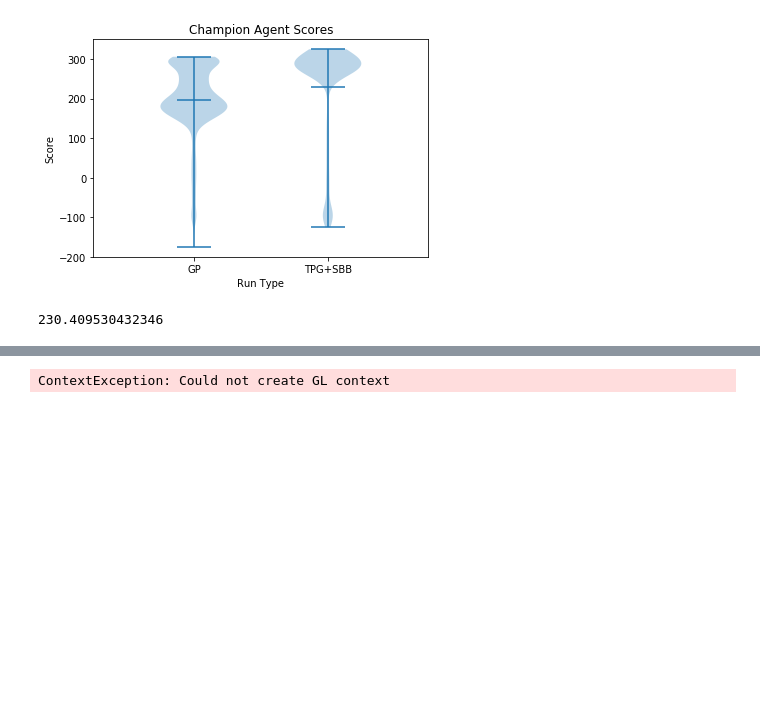
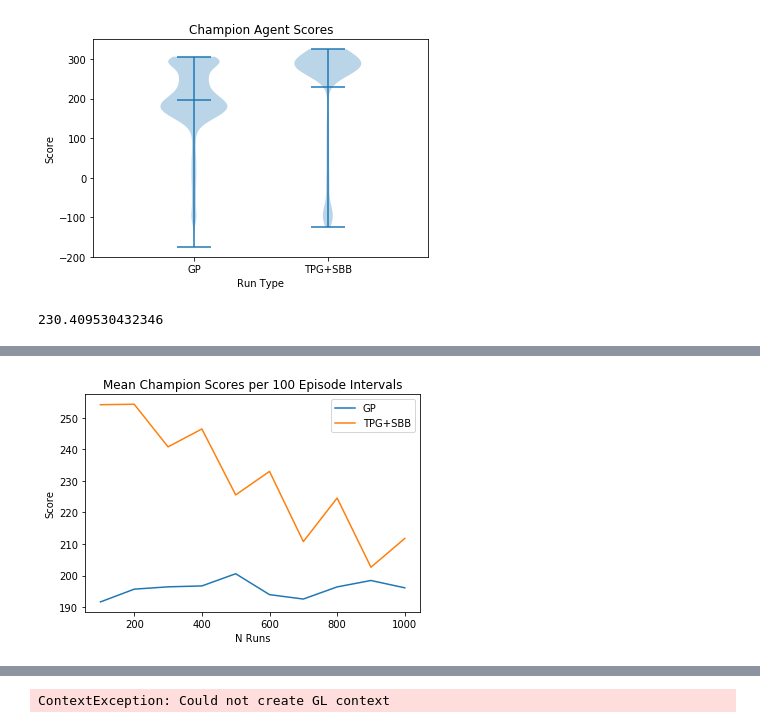
Before and after one commit to Ryan-Amaral/gp-bipedal-walker-analysis, a Jupyter notebook: champion_analysis.ipynb, the cells around one changed output, grey strips where cells are left out. Cells and saved outputs as stored; diff of their text form; code cells hidden in the pictures; blank space fills up the shorter version.

```diff
--- a/champion_analysis.ipynb
+++ b/champion_analysis.ipynb
@@ -261,0 +70,19 @@ Act Instructions: {'overall': {'total': 38, 'min': 1, 'max': 12, 'avg': 4.75}, '
+# %%
+ax = plt.axes()
+
+x = [100, 200, 300, 400, 500, 600, 700, 800, 900, 1000]
+gp_y = [mean(np.array([gp[ep:ep+100] for gp in gps])) for ep in range(0, 901, 100)]
+tpgsbb_y = [mean(np.array([tpgsbb[ep:ep+100] for tpgsbb in tpgsbbs])) for ep in range(0, 901, 100)]
+
+plt.plot(x, gp_y, label="GP")
+plt.plot(x, tpgsbb_y, label="TPG+SBB")
+
+plt.title("Mean Champion Scores per 100 Episode Intervals")
+plt.xlabel("N Runs")
+plt.ylabel("Score")
+plt.legend()
+
+plt.savefig("images/gp-scores-n-runs.pdf")
+plt.show()
+# %% [output]
+[figure, added]
```
Also changed, not shown: parts of 9 cells of this notebook, 3 other files.
